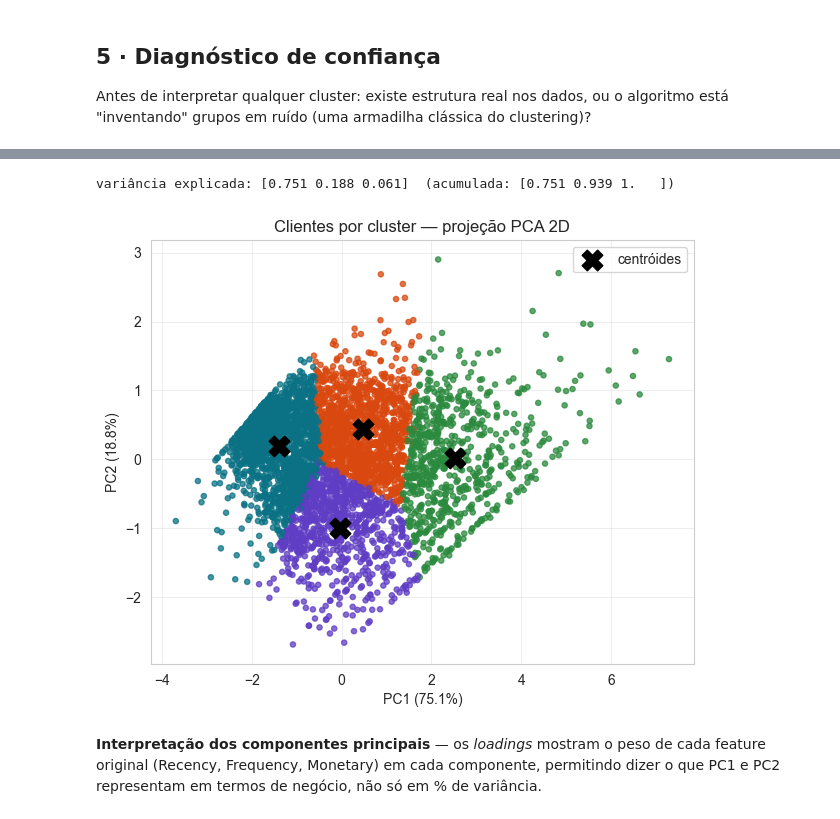
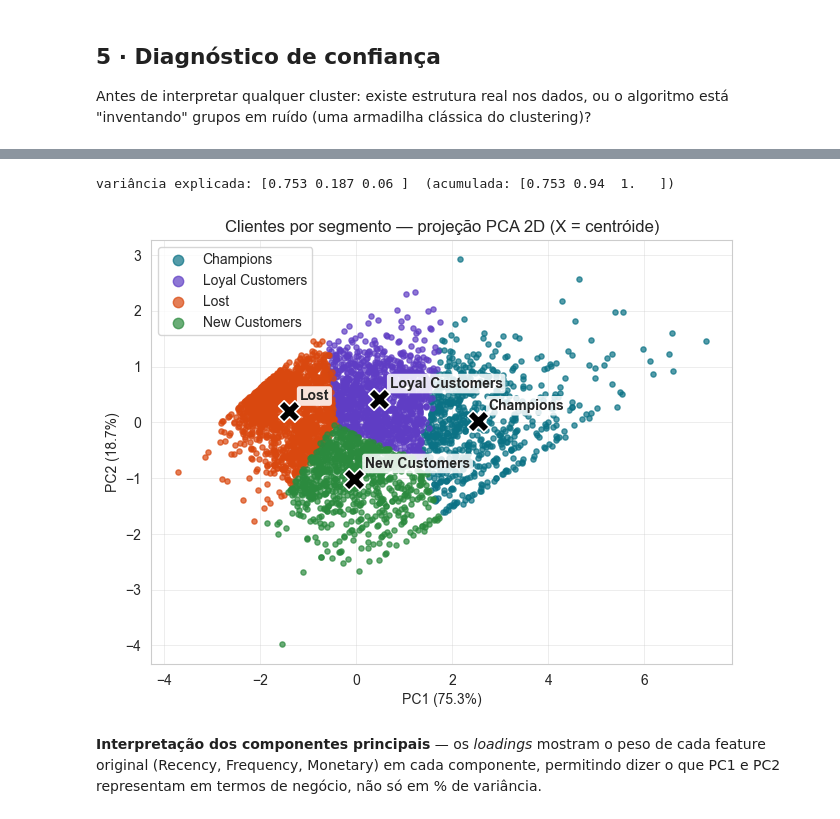
Before and after one commit to dzpoa/unisinos-segmentacao-clientes-rfm, a Jupyter notebook: segmentacao_clientes.ipynb, the cells around one changed output, grey strips where cells are left out. Cells and saved outputs as stored; diff of their text form; code cells hidden in the pictures.

```diff
--- a/segmentacao_clientes.ipynb
+++ b/segmentacao_clientes.ipynb
@@ -432,8 +523,7 @@ linkage escolhido para o dendrograma: average (silhueta=0.416)
 # %%
-# dendrograma com o linkage que teve maior silhueta na comparação acima —
-# Ward costuma ser o ponto de partida mais comum, mas usar aqui o vencedor
-# real evita a inconsistência de comparar os três e ignorar o resultado
-Z_link_final = linkage(Z_hier, method=LINKAGE_FINAL)
+# dendrograma com o linkage escolhido na célula anterior (maior silhueta entre
+# as soluções não degeneradas)
+Z_link_final = links[LINKAGE_FINAL]
 labels_hier_final = fcluster(Z_link_final, t=K_FINAL, criterion="maxclust")
 rfm.loc[rfm.index[idx_amostra], "cluster_hier"] = labels_hier_final
 
@@ -443,7 +533,7 @@ n = len(Z_hier)
 dist_ordenadas = Z_link_final[:, 2]
 corte = (dist_ordenadas[n - K_FINAL - 1] + dist_ordenadas[n - K_FINAL]) / 2
 
-# a cor de cada galho é decidida por nós (via link_color_func), não pelo esquema
+# a cor de cada galho é definida explicitamente (via link_color_func), não pelo esquema
 # automático do scipy — com truncate_mode="lastp" a separação real entre clusters
 # pode ficar escondida dentro de uma super-folha comprimida, e a cor automática do
 # scipy (baseada só no desenho truncado) pode contar grupos errado ou usar cores
@@ -676,21 +890,26 @@ Modelo usado como referência para as visualizações e o relatório: **K-Means
 # %%
 pca = PCA(n_components=3, random_state=RS).fit(Z)
 Z_pca = pca.transform(Z)
 cent_pca = pca.transform(km_final.cluster_centers_)
 print(f"variância explicada: {pca.explained_variance_ratio_.round(3)}  "
       f"(acumulada: {pca.explained_variance_ratio_.cumsum().round(3)})")
 
-fig, ax = plt.subplots(figsize=(7, 5.5))
-ax.scatter(Z_pca[:, 0], Z_pca[:, 1], c=cores(km_final.labels_), s=14, alpha=0.75)
-ax.scatter(cent_pca[:, 0], cent_pca[:, 1], marker="X", s=220, c="black", label="centróides")
+fig, ax = plt.subplots(figsize=(7.5, 5.5))
+for seg in ORDEM_SEG:
+    mask = (rfm["segmento"] == seg).values
+    ax.scatter(Z_pca[mask, 0], Z_pca[mask, 1], c=COR_SEG[seg], s=14, alpha=0.7, label=seg)
+for c, (x, y) in enumerate(cent_pca[:, :2]):
+    ax.scatter(x, y, marker="X", s=240, c="black", edgecolors="white", linewidths=1.2)
+    ax.annotate(nomes_cluster[c], (x, y), xytext=(8, 8), textcoords="offset points", fontweight="bold",
+                bbox=dict(boxstyle="round,pad=0.2", fc="white", ec="none", alpha=0.85))
 ax.set_xlabel(f"PC1 ({pca.explained_variance_ratio_[0]:.1%})")
 ax.set_ylabel(f"PC2 ({pca.explained_variance_ratio_[1]:.1%})")
-ax.set_title("Clientes por cluster — projeção PCA 2D")
-ax.legend()
+ax.set_title("Clientes por segmento — projeção PCA 2D (X = centróide)")
+ax.legend(markerscale=2)
 plt.show()
 # %% [output]
-variância explicada: [0.751 0.188 0.061]  (acumulada: [0.751 0.939 1.   ])
+variância explicada: [0.753 0.187 0.06 ]  (acumulada: [0.753 0.94  1.   ])
-[figure, old version]
+[figure, new version]
 # %% [markdown]
 **Interpretação dos componentes principais** — os *loadings* mostram o peso de cada feature original (Recency, Frequency, Monetary) em cada componente, permitindo dizer o que PC1 e PC2 representam em termos de negócio, não só em % de variância.
 # %%
```
Also changed, not shown: parts of 56 cells of this notebook, 2 other files.
